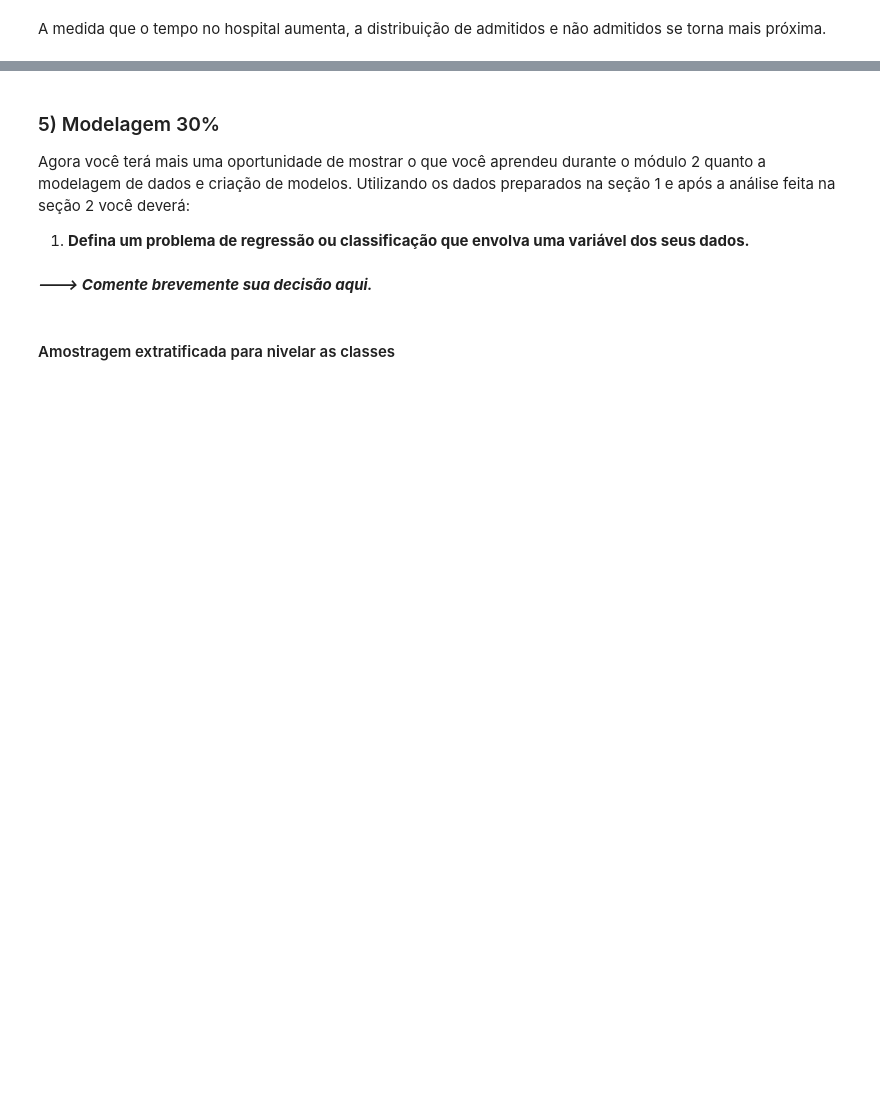
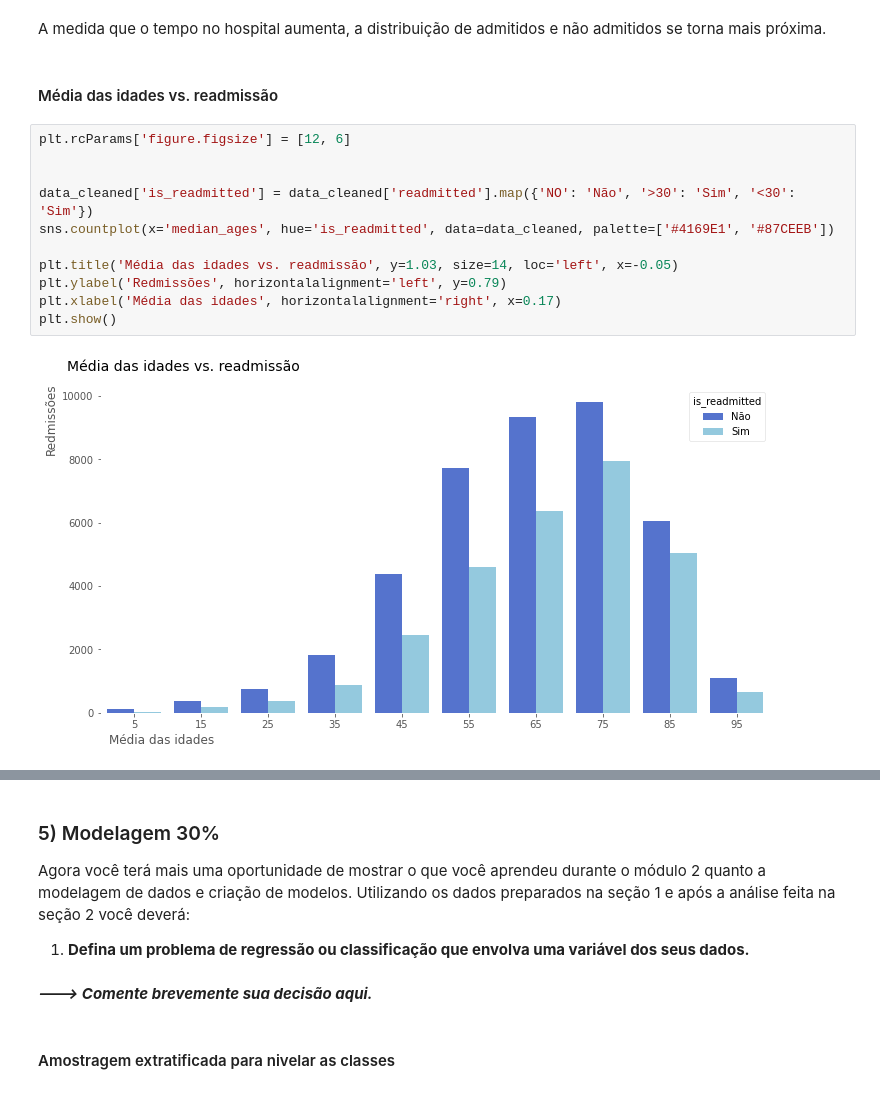
Before and after one commit to LilianeAquino/aed_projeto_3, a Jupyter notebook: template.ipynb, the cells around one changed output, grey strips where cells are left out. Saved outputs shown, nothing was run; the diff lists cells and outputs as text; blank space fills up the shorter version.

```diff
--- a/template.ipynb
+++ b/template.ipynb
@@ -525,2 +564,17 @@ plt.show()
 # %% [markdown]
 A medida que o tempo no hospital aumenta, a distribuição de admitidos e não admitidos se torna mais próxima.
+# %% [markdown]
+#### Média das idades vs. readmissão
+# %%
+plt.rcParams['figure.figsize'] = [12, 6]
+
+
+data_cleaned['is_readmitted'] = data_cleaned['readmitted'].map({'NO': 'Não', '>30': 'Sim', '<30': 'Sim'})
+sns.countplot(x='median_ages', hue='is_readmitted', data=data_cleaned, palette=['#4169E1', '#87CEEB'])
+
+plt.title('Média das idades vs. readmissão', y=1.03, size=14, loc='left', x=-0.05)
+plt.ylabel('Redmissões', horizontalalignment='left', y=0.79)
+plt.xlabel('Média das idades', horizontalalignment='right', x=0.17)
+plt.show()
+# %% [output]
+[figure, added]
```
Also changed, not shown: parts of 27 cells of this notebook.
